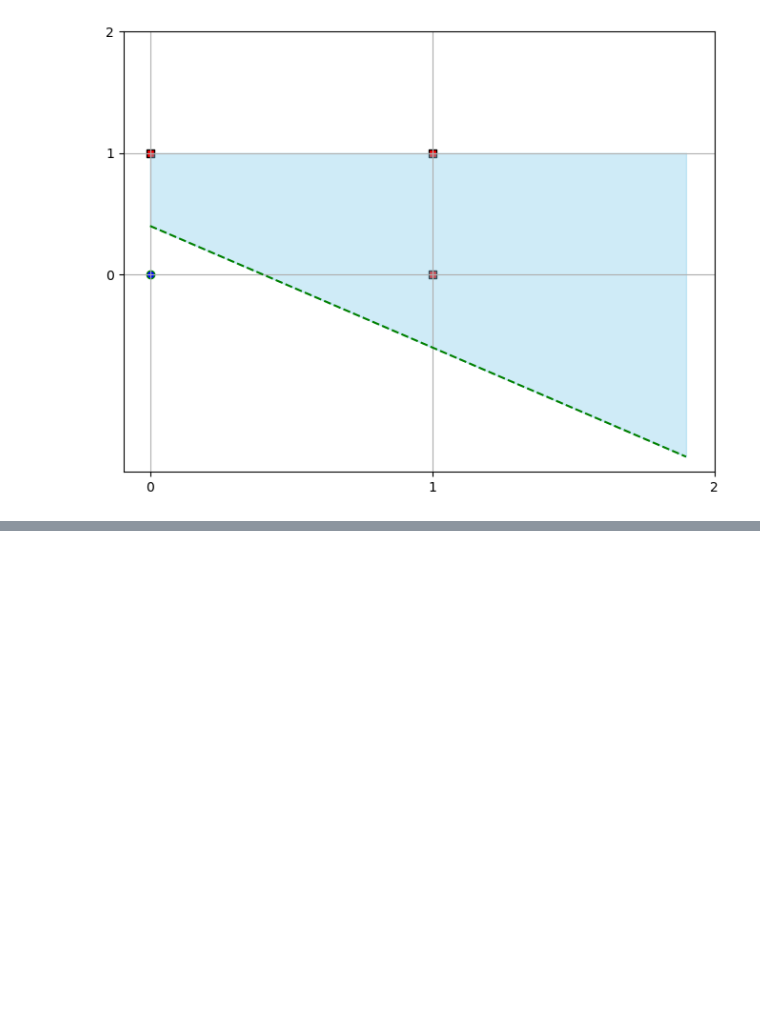
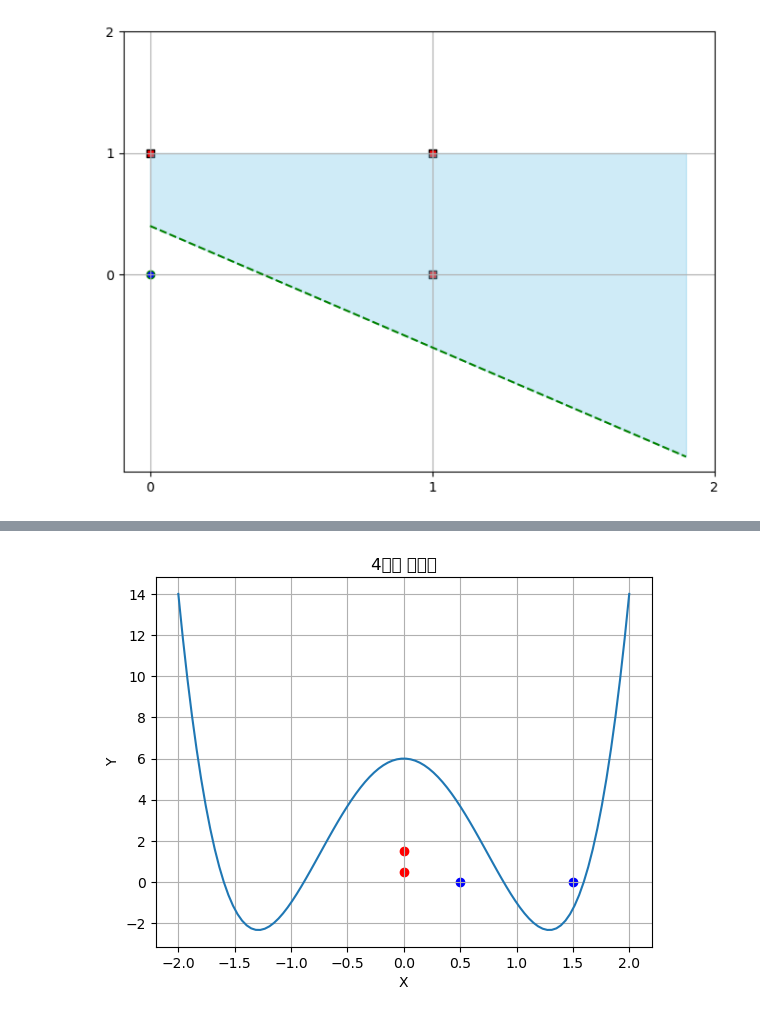
Before and after one commit to kwanhyeong0819/DL-learning, a Jupyter notebook: 2장 퍼셉트론.ipynb, the cells around one changed output, grey strips where cells are left out. Saved outputs shown, nothing was run; the diff lists cells and outputs as text; code cells hidden in the pictures; blank space fills up the shorter version.

```diff
--- a/2장 퍼셉트론.ipynb
+++ b/2장 퍼셉트론.ipynb
@@ -264,0 +392,20 @@ plt.show()
+# %%
+import numpy as np
+import matplotlib.pyplot as plt
+
+x = np.linspace(-2, 2, 100)  # x 범위 설정
+y = 3 * x**4 - 10 * x**2 + 6  # 4차식 그래프 정의
+
+plt.plot(x, y)
+plt.scatter(0, 1.5, color='r', marker='o')
+plt.scatter(0, 0.5, color='r', marker='o')
+plt.scatter(0.5, 0, color='b', marker='o')
+plt.scatter(1.5, 0, color='b', marker='o')
+plt.xlabel('X')
+plt.ylabel('Y')
+plt.title('4차식 그래프')
+plt.grid(True)
+plt.show()
+#개 열받는다 챗 지피티.. 말을 못알아듣네
+# %% [output]
+[figure, added]
```
Also changed, not shown: parts of 8 cells of this notebook.
